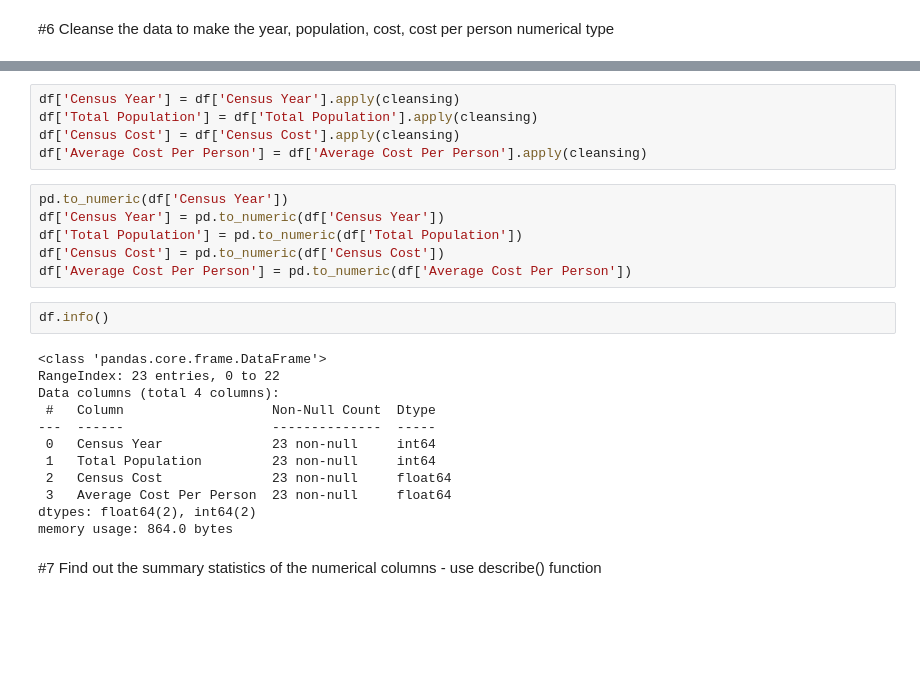
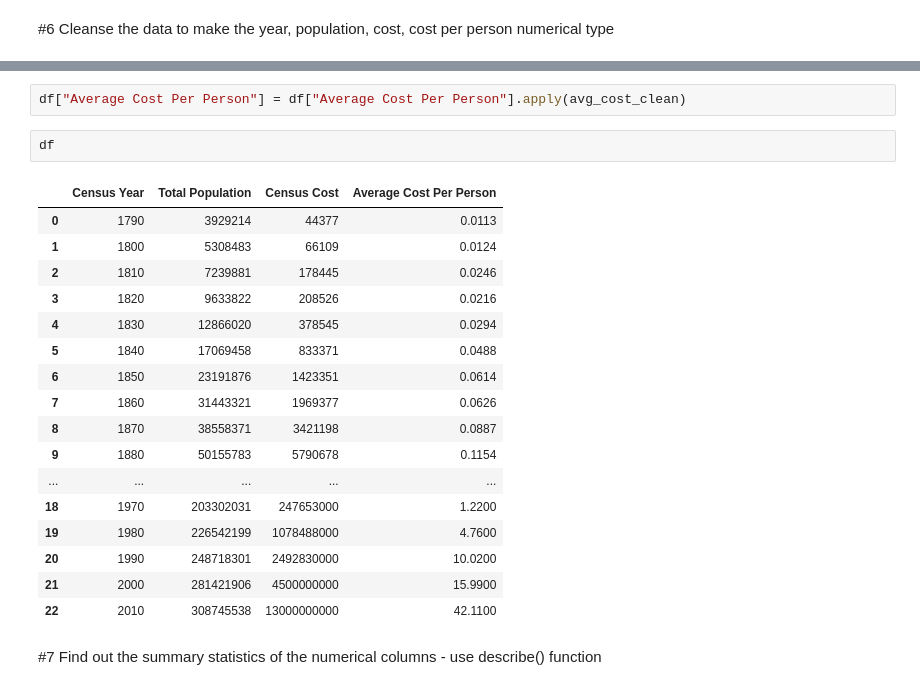
Before and after one commit to konkasivaji/690-stats-and-visu, a Jupyter notebook: Assignment_08/Assignment_08.ipynb, the cells around one changed output, grey strips where cells are left out. Drawn from its saved outputs; the diff is of its cells as text; blank space fills up the shorter version.

```diff
--- a/Assignment_08/Assignment_08.ipynb
+++ b/Assignment_08/Assignment_08.ipynb
@@ -112,28 +149,25 @@ def cleansing(x):
 # %%
-df['Census Year'] = df['Census Year'].apply(cleansing)
-df['Total Population'] = df['Total Population'].apply(cleansing)
-df['Census Cost'] = df['Census Cost'].apply(cleansing)
-df['Average Cost Per Person'] = df['Average Cost Per Person'].apply(cleansing)
+df["Average Cost Per Person"] = df["Average Cost Per Person"].apply(avg_cost_clean)
-# %%
-pd.to_numeric(df['Census Year'])
-df['Census Year'] = pd.to_numeric(df['Census Year'])
-df['Total Population'] = pd.to_numeric(df['Total Population'])
-df['Census Cost'] = pd.to_numeric(df['Census Cost'])
-df['Average Cost Per Person'] = pd.to_numeric(df['Average Cost Per Person'])
 # %%
-df.info()
+df
 # %% [output]
-<class 'pandas.core.frame.DataFrame'>
-RangeIndex: 23 entries, 0 to 22
-Data columns (total 4 columns):
- #   Column                   Non-Null Count  Dtype
----  ------                   --------------  -----
- 0   Census Year              23 non-null     int64
- 1   Total Population         23 non-null     int64
- 2   Census Cost              23 non-null     float64
- 3   Average Cost Per Person  23 non-null     float64
-dtypes: float64(2), int64(2)
-memory usage: 864.0 bytes
+|  | Census Year | Total Population | Census Cost | Average Cost Per Person |
+| 0 | 1790 | 3929214 | 44377 | 0.0113 |
+| 1 | 1800 | 5308483 | 66109 | 0.0124 |
+| 2 | 1810 | 7239881 | 178445 | 0.0246 |
+| 3 | 1820 | 9633822 | 208526 | 0.0216 |
+| 4 | 1830 | 12866020 | 378545 | 0.0294 |
+| 5 | 1840 | 17069458 | 833371 | 0.0488 |
+| 6 | 1850 | 23191876 | 1423351 | 0.0614 |
+| 7 | 1860 | 31443321 | 1969377 | 0.0626 |
+| 8 | 1870 | 38558371 | 3421198 | 0.0887 |
+| 9 | 1880 | 50155783 | 5790678 | 0.1154 |
+| ... | ... | ... | ... | ... |
+| 18 | 1970 | 203302031 | 247653000 | 1.2200 |
+| 19 | 1980 | 226542199 | 1078488000 | 4.7600 |
+| 20 | 1990 | 248718301 | 2492830000 | 10.0200 |
+| 21 | 2000 | 281421906 | 4500000000 | 15.9900 |
+| 22 | 2010 | 308745538 | 13000000000 | 42.1100 |
 # %% [markdown]
   #7 Find out the summary statistics of the numerical columns - use describe() function
 # %%
```
Also changed, not shown: parts of 12 cells of this notebook.
